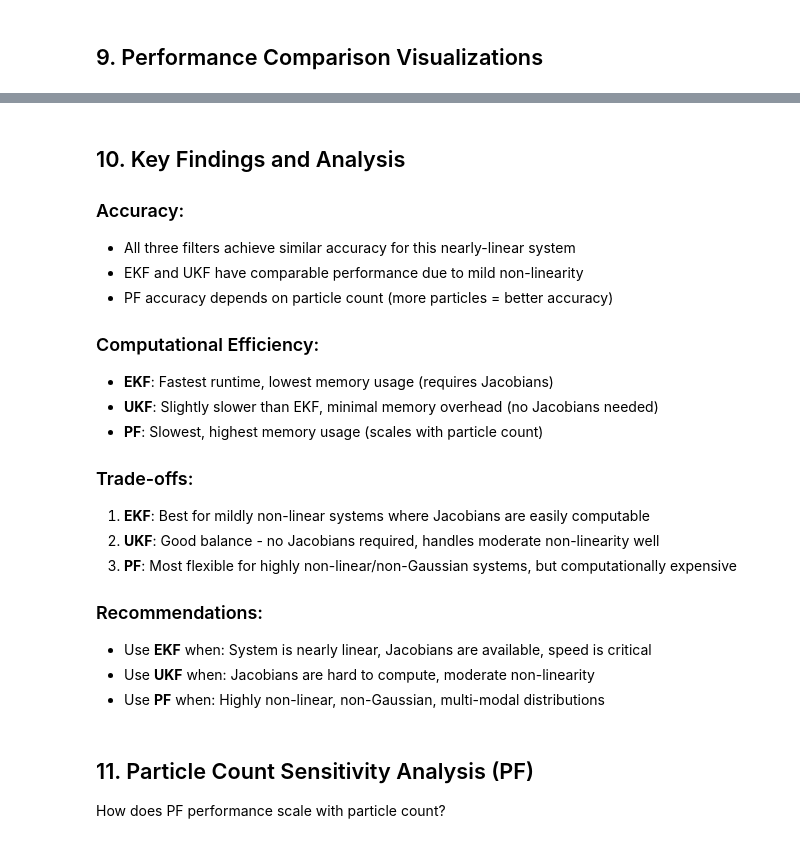
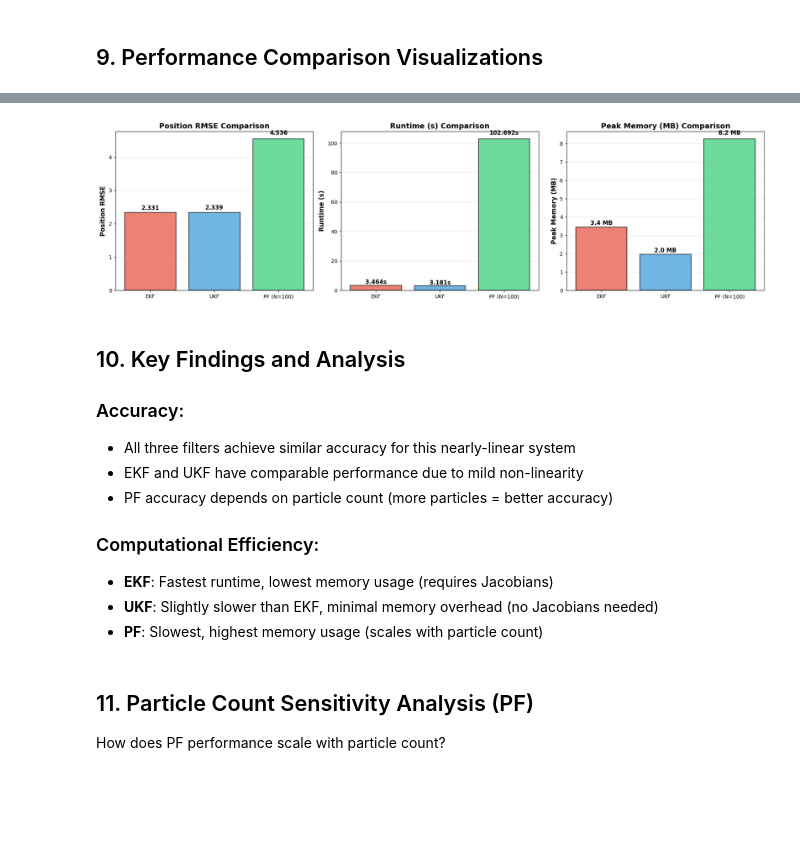
Before and after one commit to ChunchaoPeter/ml_simulation_research, a Jupyter notebook: ekf_ukf_pf/compare_pf_ekf_ukf.ipynb, the cells around one changed output, grey strips where cells are left out. Saved outputs shown, nothing was run; the diff lists cells and outputs as text; code cells hidden in the pictures; blank space fills up the shorter version.

```diff
--- a/ekf_ukf_pf/compare_pf_ekf_ukf.ipynb
+++ b/ekf_ukf_pf/compare_pf_ekf_ukf.ipynb
@@ -152,16 +135,10 @@ ukf = UnscentedKalmanFilter(
 )
 
 # Run UKF with timing and memory tracking
-tracemalloc.start()
-start_time = time.time()
+ukf_runtime, ukf_memory, (ukf_filtered, ukf_predicted) = utils.measure_performance(
+    lambda: ukf.filter(observations),
+    name="UKF"
+)
 
-ukf_filtered, ukf_predicted = ukf.filter(observations)
-
-ukf_runtime = time.time() - start_time
-ukf_memory = tracemalloc.get_traced_memory()[1] / 1024 / 1024  # Peak in MB
-tracemalloc.stop()
-
-print(f"UKF Runtime: {ukf_runtime:.4f} seconds")
-print(f"UKF Peak Memory: {ukf_memory:.2f} MB")
 print(f"UKF Output shape: {ukf_filtered.shape}")
 # %% [output]
@@ -449,3 +271,27 @@ plt.show()
+# %%
+# Plot performance comparison using utils
+metrics_dict = {
+    'EKF': {
+        'pos_rmse': ekf_metrics['pos_rmse'],
+        'runtime': ekf_runtime,
+        'memory': ekf_memory
+    },
+    'UKF': {
+        'pos_rmse': ukf_metrics['pos_rmse'],
+        'runtime': ukf_runtime,
+        'memory': ukf_memory
+    },
+    'PF (N=100)': {
+        'pos_rmse': pf_metrics['pos_rmse'],
+        'runtime': pf_runtime,
+        'memory': pf_memory
+    }
+}
+
+fig = utils.plot_performance_comparison(metrics_dict)
+plt.show()
+# %% [output]
+[figure, added]
 # %% [markdown]
 ## 10. Key Findings and Analysis
 
@@ -458,16 +304,6 @@ plt.show()
 - **EKF**: Fastest runtime, lowest memory usage (requires Jacobians)
 - **UKF**: Slightly slower than EKF, minimal memory overhead (no Jacobians needed)
 - **PF**: Slowest, highest memory usage (scales with particle count)
-
-### Trade-offs:
-1. **EKF**: Best for mildly non-linear systems where Jacobians are easily computable
-2. **UKF**: Good balance - no Jacobians required, handles moderate non-linearity well
-3. **PF**: Most flexible for highly non-linear/non-Gaussian systems, but computationally expensive
-
-### Recommendations:
-- Use **EKF** when: System is nearly linear, Jacobians are available, speed is critical
-- Use **UKF** when: Jacobians are hard to compute, moderate non-linearity
-- Use **PF** when: Highly non-linear, non-Gaussian, multi-modal distributions
 # %% [markdown]
 ## 11. Particle Count Sensitivity Analysis (PF)
 
```
Also changed, not shown: parts of 17 cells of this notebook, 1 other file.
